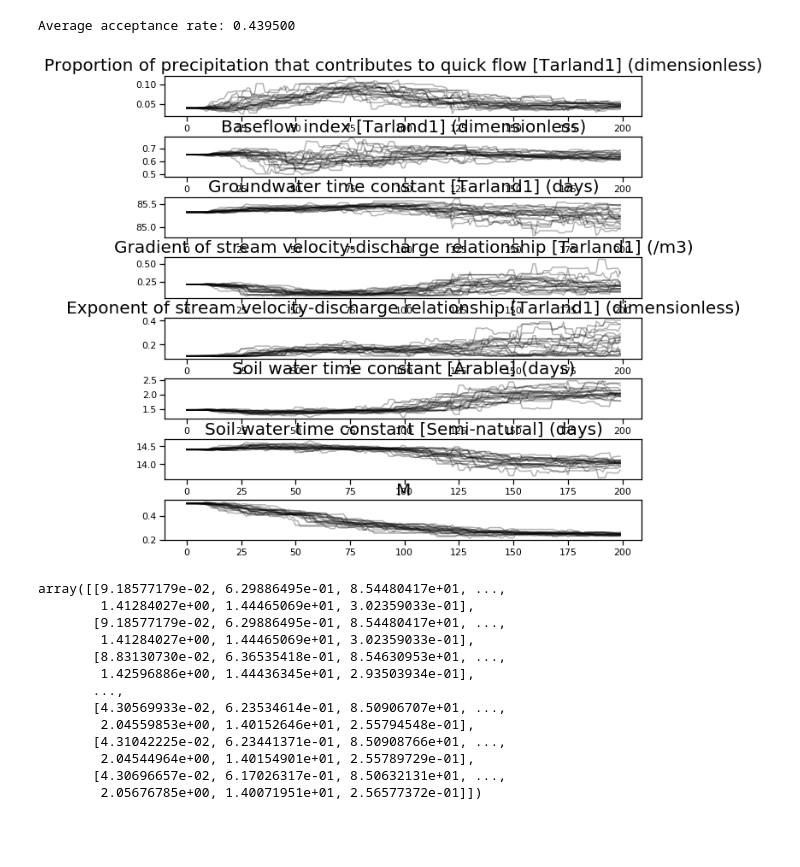
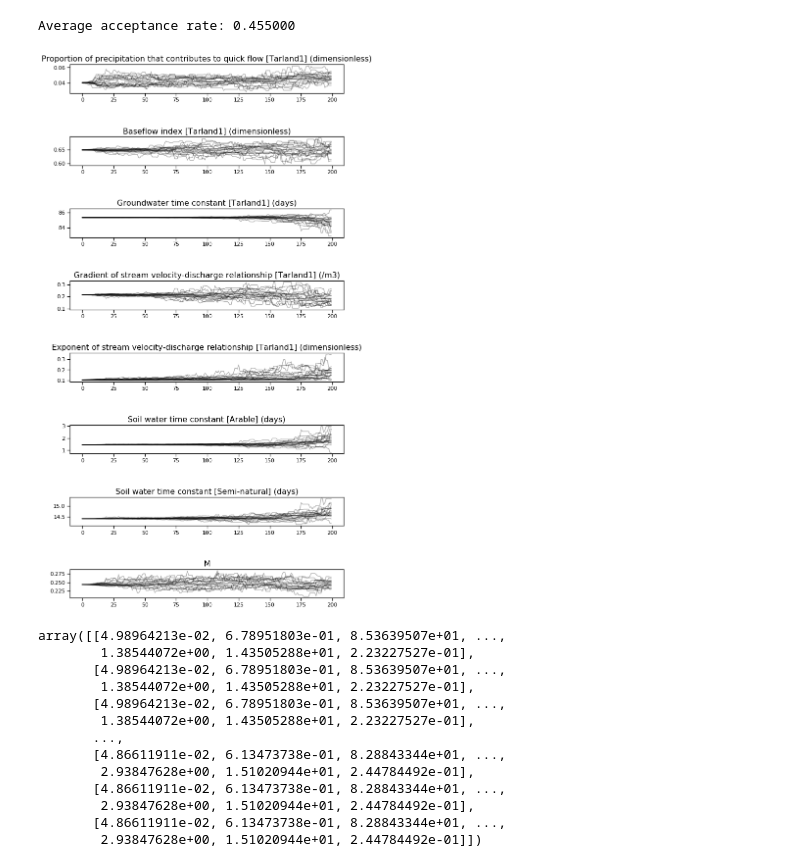
Before and after one commit to Maginor/INCABuilder, a Jupyter notebook: PythonWrapper/simplyp_emcee.ipynb, the cells around one changed output. Saved outputs shown, nothing was run; the diff lists cells and outputs as text; code cells hidden in the pictures; blank space fills up the shorter version.

Commit message:
Improved plots

```diff
--- a/PythonWrapper/simplyp_emcee.ipynb
+++ b/PythonWrapper/simplyp_emcee.ipynb
@@ -54,9 +54,10 @@ calibration = [
     ('Soil water time constant',                                   ['Semi-natural']),
     ]
 
+labels_short = [r'$f_{quick}$', r'$\beta$', r'$T_g$', r'$a$', r'$b$', r'$T_s[A]$', r'$T_s[S]$']
 
 initial_guess = default_initial_guess(dataset, calibration)    #NOTE: This reads the initial guess that was provided by the parameter file.
-initial_guess.append(0.5)
+initial_guess.append(0.243586)
 
 min = [0.25 * x for x in initial_guess]
 max = [4.0 * x for x in initial_guess]
@@ -88,50 +89,54 @@ def run_emcee2(dataset, min, max, initial_guess, calibration, objective, n_walk,
             return log_pri + log_like
         return -np.inf
 
     starting_guesses = [initial_guess + 1e-4*np.random.randn(n_dim) for i in range(n_walk)]
 
     sampler = emcee.EnsembleSampler(n_walk, n_dim, log_posterior)#, pool=view)
 
     pos, prob, state = sampler.run_mcmc(starting_guesses, n_steps)
 
     print('\nAverage acceptance rate: %f' % np.mean(sampler.acceptance_fraction))
 
-    param_labels = ['%s [%s] (%s)' % (cal[0], ', '.join(cal[1]), dataset.get_parameter_unit(cal[0])) for cal in calibration]
+    labels_short.append(r'M')
+
+    param_labels = ['%s [%s] (%s)' % (cal[0], ', '.join(cal[1]), dataset.get_parameter_unit(cal[0]))
+                    for cal in calibration]
     param_labels.append('M')
-    fig, axes = plt.subplots(nrows=n_dim, ncols=1, figsize=(10, 10))
+
+    fig, axes = plt.subplots(nrows=n_dim, ncols=1, figsize=(10, 20))
     for idx, title in enumerate(param_labels):
         axes[idx].plot(sampler.chain[:,:,idx].T, '-', color='k', alpha=0.3)
-        axes[idx].set_title(title, fontsize=20)
-    plt.subplots_adjust(hspace=0.5)
+        axes[idx].set_title(title, fontsize=16)
+    plt.subplots_adjust(hspace=1.5)
     plt.show()
 
     samples = sampler.chain[:, n_burn:, :].reshape((-1, n_dim))
 
     # Triangle plot
     tri = corner.corner(samples,
-                        labels=param_labels,
+                        labels=labels_short,
                         truths=truths,
                         quantiles=[0.025, 0.5, 0.975],
                         show_titles=True,
                         title_args={'fontsize': 24},
                         label_kwargs={'fontsize': 20})
 
     return samples
 
 run_emcee2(dataset, min, max, initial_guess, calibration, objective, n_walk=20, n_steps=200, n_burn=100)
 # %% [output]
-Average acceptance rate: 0.439500
+Average acceptance rate: 0.455000
-[figure, old version]
+[figure, new version]
-array([[9.18577179e-02, 6.29886495e-01, 8.54480417e+01, ...,
-        1.41284027e+00, 1.44465069e+01, 3.02359033e-01],
-       [9.18577179e-02, 6.29886495e-01, 8.54480417e+01, ...,
-        1.41284027e+00, 1.44465069e+01, 3.02359033e-01],
-       [8.83130730e-02, 6.36535418e-01, 8.54630953e+01, ...,
-        1.42596886e+00, 1.44436345e+01, 2.93503934e-01],
+array([[4.98964213e-02, 6.78951803e-01, 8.53639507e+01, ...,
+        1.38544072e+00, 1.43505288e+01, 2.23227527e-01],
+       [4.98964213e-02, 6.78951803e-01, 8.53639507e+01, ...,
+        1.38544072e+00, 1.43505288e+01, 2.23227527e-01],
+       [4.98964213e-02, 6.78951803e-01, 8.53639507e+01, ...,
+        1.38544072e+00, 1.43505288e+01, 2.23227527e-01],
        ...,
-       [4.30569933e-02, 6.23534614e-01, 8.50906707e+01, ...,
-        2.04559853e+00, 1.40152646e+01, 2.55794548e-01],
-       [4.31042225e-02, 6.23441371e-01, 8.50908766e+01, ...,
-        2.04544964e+00, 1.40154901e+01, 2.55789729e-01],
-       [4.30696657e-02, 6.17026317e-01, 8.50632131e+01, ...,
-        2.05676785e+00, 1.40071951e+01, 2.56577372e-01]])
+       [4.86611911e-02, 6.13473738e-01, 8.28843344e+01, ...,
+        2.93847628e+00, 1.51020944e+01, 2.44784492e-01],
+       [4.86611911e-02, 6.13473738e-01, 8.28843344e+01, ...,
+        2.93847628e+00, 1.51020944e+01, 2.44784492e-01],
+       [4.86611911e-02, 6.13473738e-01, 8.28843344e+01, ...,
+        2.93847628e+00, 1.51020944e+01, 2.44784492e-01]])
```
Also changed, not shown: parts of 1 cell of this notebook.
